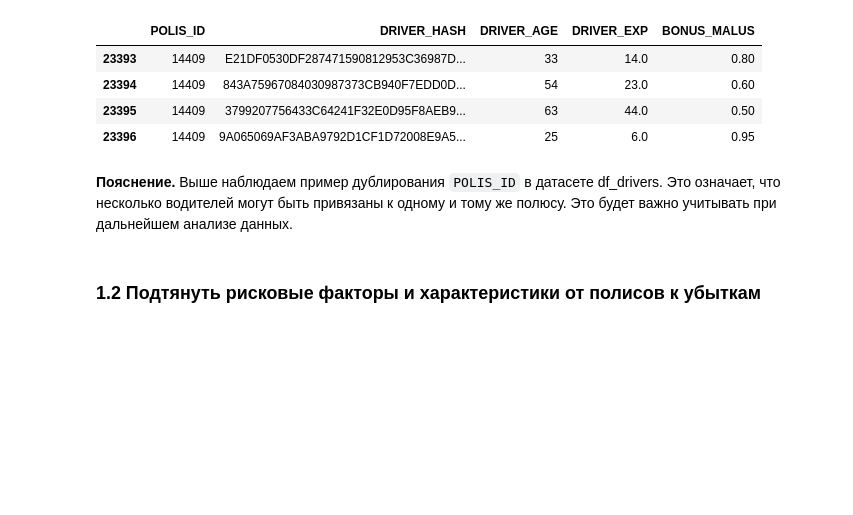
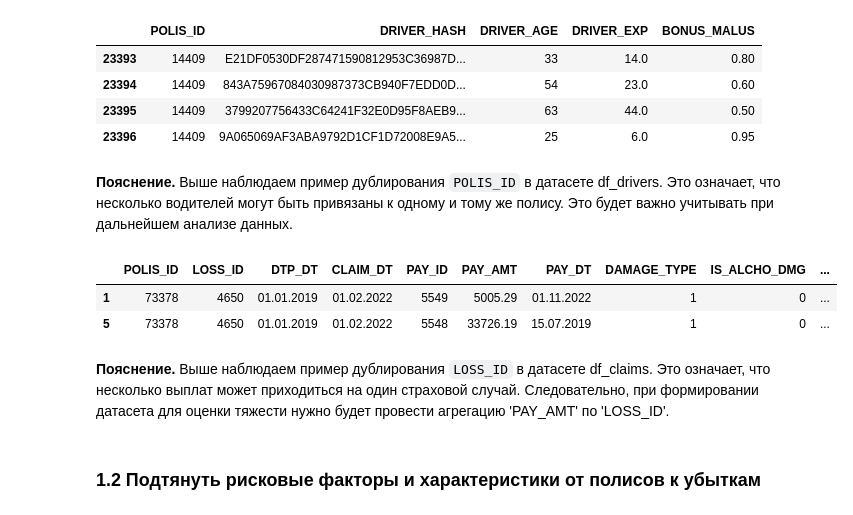
Before and after one commit to antroped/BDAktuarki, a Jupyter notebook: 167.ipynb, the cells around one changed output. Saved outputs shown, nothing was run; the diff lists cells and outputs as text; code cells hidden in the pictures; blank space fills up the shorter version.

```diff
--- a/167.ipynb
+++ b/167.ipynb
@@ -91,7 +93,15 @@ df_drivers.loc[df_drivers['POLIS_ID'] == 14409]
 | 23395 | 14409 | 3799207756433C64241F32E0D95F8AEB9... | 63 | 44.0 | 0.50 |
 | 23396 | 14409 | 9A065069AF3ABA9792D1CF1D72008E9A5... | 25 | 6.0 | 0.95 |
 # %% [markdown]
-**Пояснение.** Выше наблюдаем пример дублирования `POLIS_ID` в датасете df_drivers. Это означает, что несколько водителей могут быть привязаны к одному и тому же полюсу. Это будет важно учитывать при дальнейшем анализе данных.
+**Пояснение.** Выше наблюдаем пример дублирования `POLIS_ID` в датасете df_drivers. Это означает, что несколько водителей могут быть привязаны к одному и тому же полису. Это будет важно учитывать при дальнейшем анализе данных.
+# %%
+df_claim[df_claim['POLIS_ID'] == 73378]
+# %% [output]
+|  | POLIS_ID | LOSS_ID | DTP_DT | CLAIM_DT | PAY_ID | PAY_AMT | PAY_DT | DAMAGE_TYPE | IS_ALCHO_DMG | ... |
+| 1 | 73378 | 4650 | 01.01.2019 | 01.02.2022 | 5549 | 5005.29 | 01.11.2022 | 1 | 0 | ... |
+| 5 | 73378 | 4650 | 01.01.2019 | 01.02.2022 | 5548 | 33726.19 | 15.07.2019 | 1 | 0 | ... |
+# %% [markdown]
+**Пояснение.** Выше наблюдаем пример дублирования `LOSS_ID` в датасете df_claims. Это означает, что несколько выплат может приходиться на один страховой случай. Следовательно, при формировании датасета для оценки тяжести нужно будет провести агрегацию 'PAY_AMT' по 'LOSS_ID'.
 # %% [markdown]
 ### 1.2 Подтянуть рисковые факторы и характеристики от полисов к убыткам
 # %%
```
Also changed, not shown: parts of 8 cells of this notebook.
